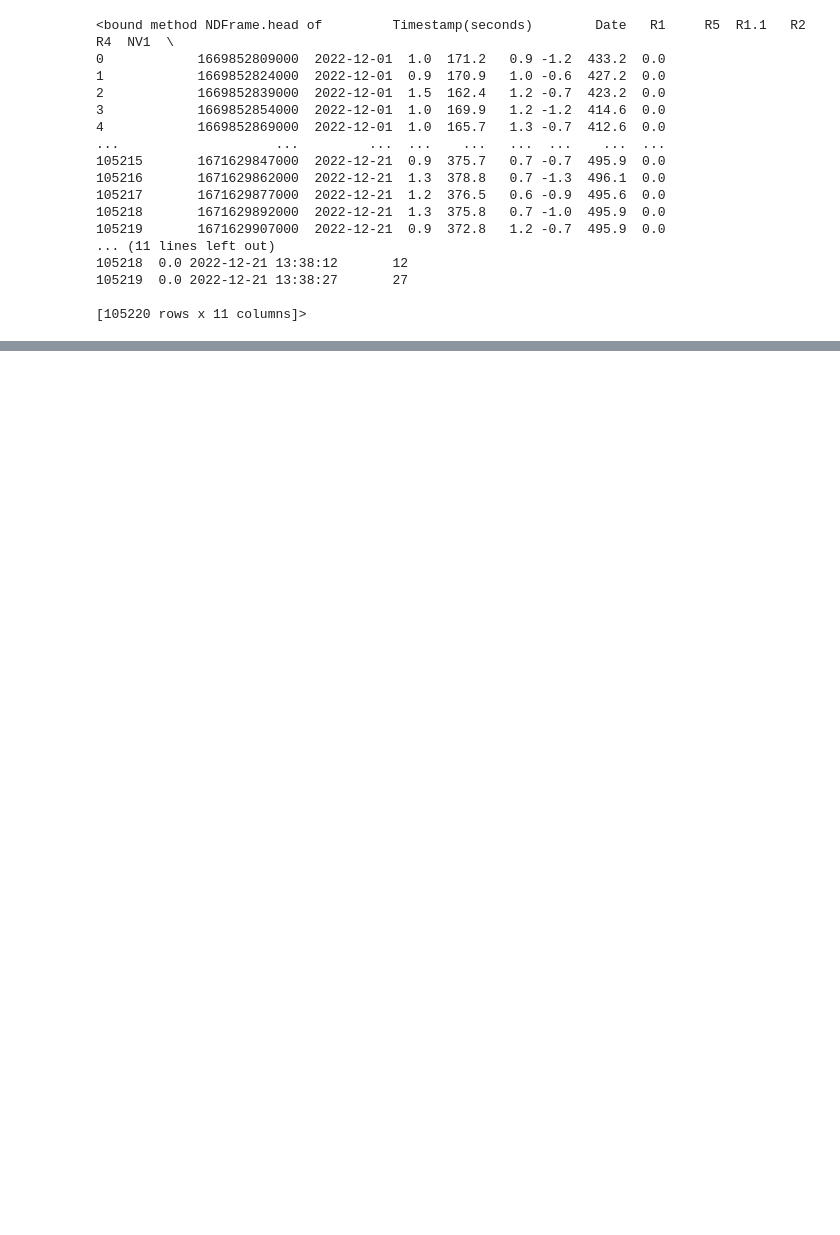
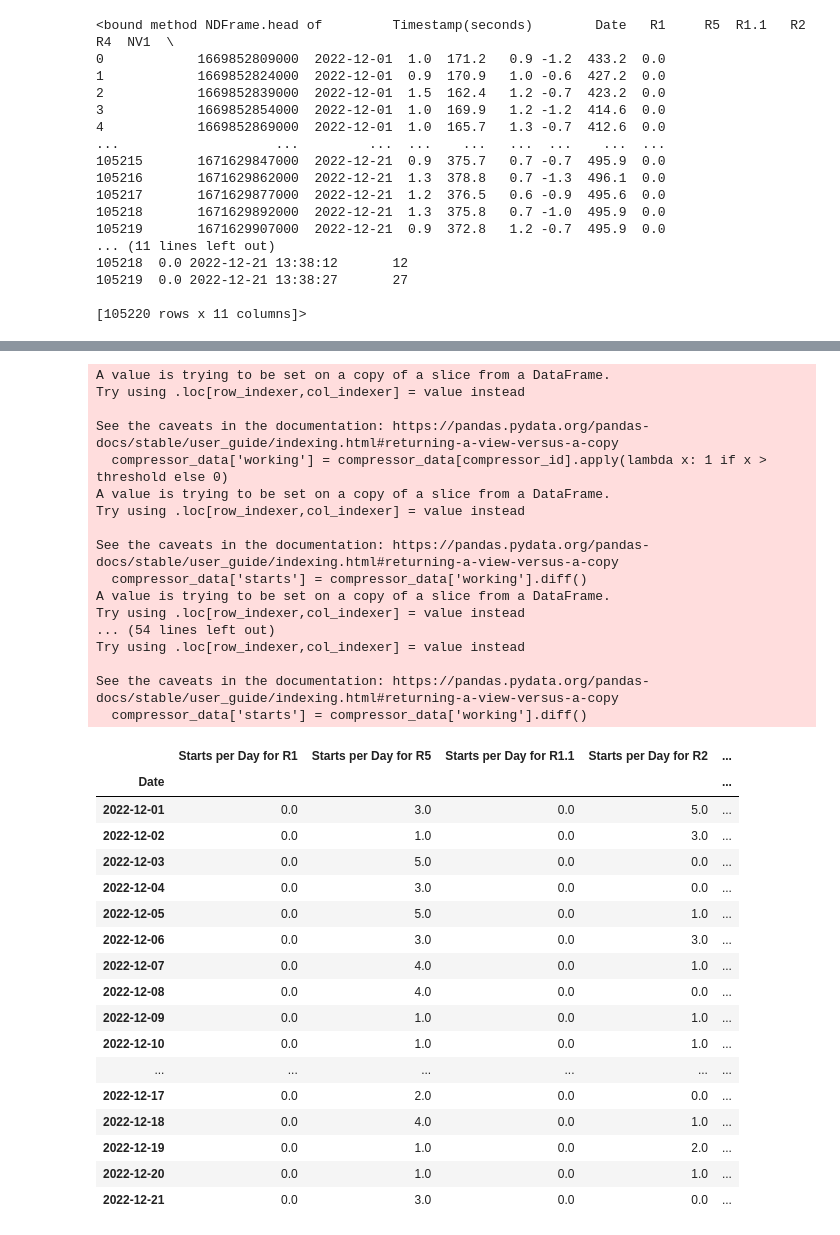
Before and after one commit to Adstefnum/compressor-time-series, a Jupyter notebook: src/explore_data.ipynb, the cells around one changed output, grey strips where cells are left out. Drawn from its saved outputs; the diff is of its cells as text; code cells hidden in the pictures; blank space fills up the shorter version.

Commit message:
task 3 done

```diff
--- a/src/explore_data.ipynb
+++ b/src/explore_data.ipynb
@@ -35,9 +35,9 @@ NO_OF_SECONDS_IN_A_DAY = 86400
 columns = data.columns.to_list()
 new_cols = []
 
-def calculate_total_working_hours_per_day(compressor_id):
+def calculate_total_working_hours_per_day(compressor_id,threshold=10):
     compressor_data = data[['Date',compressor_id,'Seconds']]
-    filtered_compressor_data = compressor_data[compressor_data[compressor_id]>10]
+    filtered_compressor_data = compressor_data[compressor_data[compressor_id]>threshold]
     result = filtered_compressor_data.groupby('Date')['Seconds'].sum()/ NO_OF_SECONDS_IN_A_DAY
     result= result.rename(f"Total Operating Hours for {compressor_id}")
     return np.round(result,0)
@@ -66,3 +66,56 @@ df
 | 2022-12-19 | NaN | 2.0 | NaN | 0.0 | ... |
 | 2022-12-20 | NaN | 2.0 | NaN | 0.0 | ... |
 | 2022-12-21 | NaN | 1.0 | NaN | NaN | ... |
+# %%
+#Task 3
+starts_per_day_cols = []
+def count_starts_per_day(compressor_id,threshold=10):
+    compressor_data = data[['Date',compressor_id]]
+    compressor_data['working'] = compressor_data[compressor_id].apply(lambda x: 1 if x > threshold else 0)
+    compressor_data['starts'] = compressor_data['working'].diff()
+    compressor_data.loc[compressor_data['starts'] < 0, 'starts'] = 0
+    starts_per_day = compressor_data.groupby('Date')['starts'].sum()
+    starts_per_day = starts_per_day.rename(f'Starts per Day for {compressor_id}')
+    return starts_per_day
+
+for compressor_idx in columns[2:9]:
+    starts_per_day_cols.append(count_starts_per_day(compressor_idx))
+
+df = pd.concat(starts_per_day_cols, axis=1)
+df
+# %% [output]
+A value is trying to be set on a copy of a slice from a DataFrame.
+Try using .loc[row_indexer,col_indexer] = value instead
+
+See the caveats in the documentation: https://pandas.pydata.org/pandas-docs/stable/user_guide/indexing.html#returning-a-view-versus-a-copy
+  compressor_data['working'] = compressor_data[compressor_id].apply(lambda x: 1 if x > threshold else 0)
+A value is trying to be set on a copy of a slice from a DataFrame.
+Try using .loc[row_indexer,col_indexer] = value instead
+
+See the caveats in the documentation: https://pandas.pydata.org/pandas-docs/stable/user_guide/indexing.html#returning-a-view-versus-a-copy
+  compressor_data['starts'] = compressor_data['working'].diff()
+A value is trying to be set on a copy of a slice from a DataFrame.
+Try using .loc[row_indexer,col_indexer] = value instead
+... (54 lines left out)
+Try using .loc[row_indexer,col_indexer] = value instead
+
+See the caveats in the documentation: https://pandas.pydata.org/pandas-docs/stable/user_guide/indexing.html#returning-a-view-versus-a-copy
+  compressor_data['starts'] = compressor_data['working'].diff()
+|  | Starts per Day for R1 | Starts per Day for R5 | Starts per Day for R1.1 | Starts per Day for R2 | ... |
+| Date |  |  |  |  | ... |
+| 2022-12-01 | 0.0 | 3.0 | 0.0 | 5.0 | ... |
+| 2022-12-02 | 0.0 | 1.0 | 0.0 | 3.0 | ... |
+| 2022-12-03 | 0.0 | 5.0 | 0.0 | 0.0 | ... |
+| 2022-12-04 | 0.0 | 3.0 | 0.0 | 0.0 | ... |
+| 2022-12-05 | 0.0 | 5.0 | 0.0 | 1.0 | ... |
+| 2022-12-06 | 0.0 | 3.0 | 0.0 | 3.0 | ... |
+| 2022-12-07 | 0.0 | 4.0 | 0.0 | 1.0 | ... |
+| 2022-12-08 | 0.0 | 4.0 | 0.0 | 0.0 | ... |
+| 2022-12-09 | 0.0 | 1.0 | 0.0 | 1.0 | ... |
+| 2022-12-10 | 0.0 | 1.0 | 0.0 | 1.0 | ... |
+| ... | ... | ... | ... | ... | ... |
+| 2022-12-17 | 0.0 | 2.0 | 0.0 | 0.0 | ... |
+| 2022-12-18 | 0.0 | 4.0 | 0.0 | 1.0 | ... |
+| 2022-12-19 | 0.0 | 1.0 | 0.0 | 2.0 | ... |
+| 2022-12-20 | 0.0 | 1.0 | 0.0 | 1.0 | ... |
+| 2022-12-21 | 0.0 | 3.0 | 0.0 | 0.0 | ... |
```
